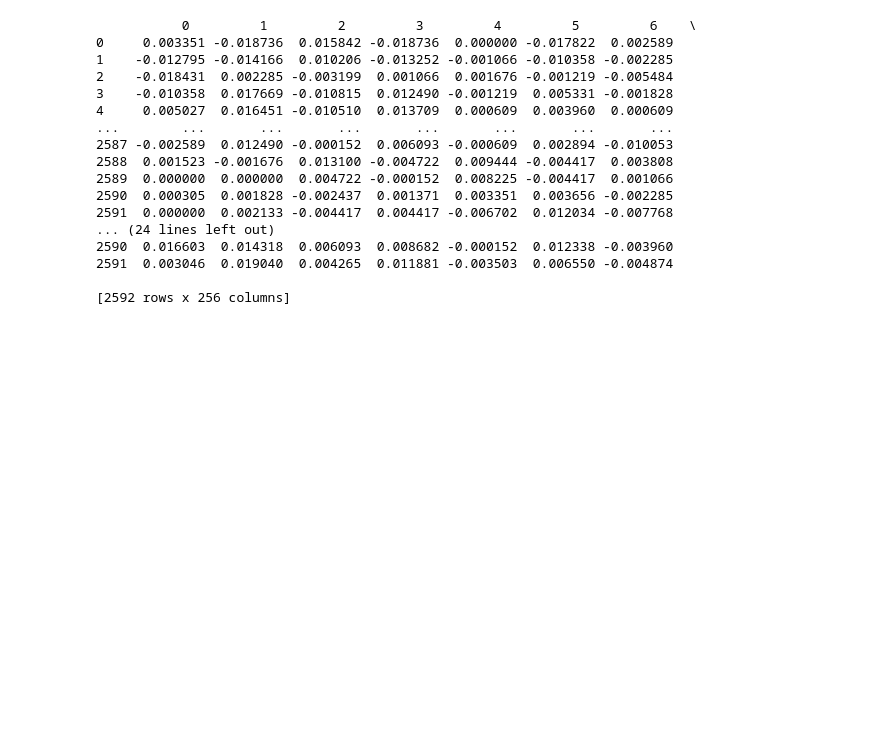
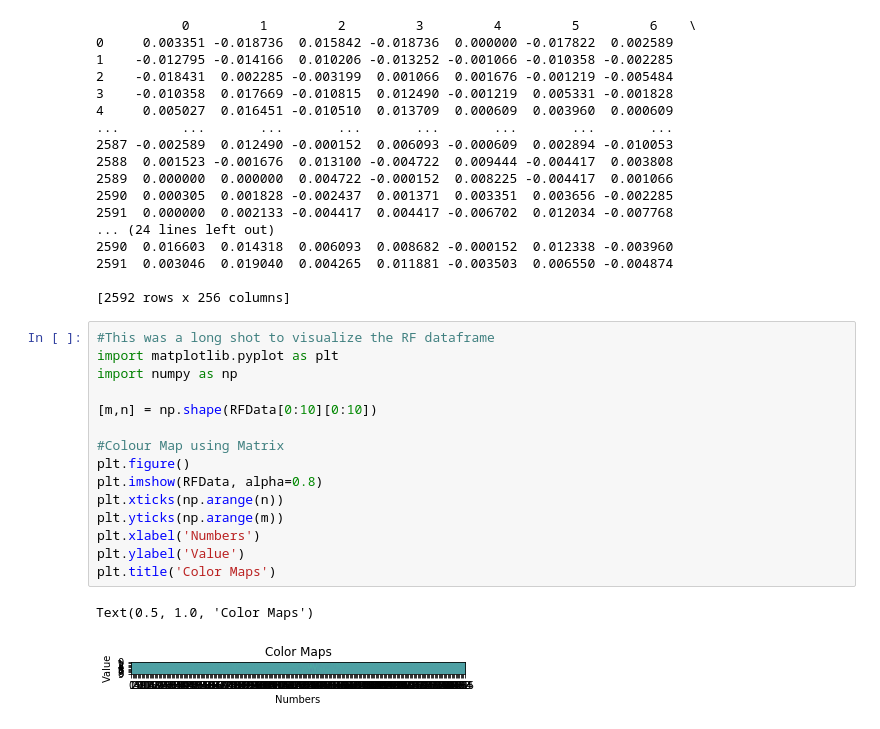
Before and after one commit to isobotka/SE4450-project-code, a Jupyter notebook: Preprocessing/PreprocessingRF.ipynb, the cells around one changed output. Saved outputs shown, nothing was run; the diff lists cells and outputs as text; blank space fills up the shorter version.

Commit message:
Added bad attempt at visualizing RF data

```diff
--- a/Preprocessing/PreprocessingRF.ipynb
+++ b/Preprocessing/PreprocessingRF.ipynb
@@ -59,3 +59,21 @@ print(df)
 2591  0.003046  0.019040  0.004265  0.011881 -0.003503  0.006550 -0.004874
 
 [2592 rows x 256 columns]
+# %%
+#This was a long shot to visualize the RF dataframe
+import matplotlib.pyplot as plt
+import numpy as np
+
+[m,n] = np.shape(RFData[0:10][0:10])
+
+#Colour Map using Matrix
+plt.figure()
+plt.imshow(RFData, alpha=0.8)
+plt.xticks(np.arange(n))
+plt.yticks(np.arange(m))
+plt.xlabel('Numbers')
+plt.ylabel('Value')
+plt.title('Color Maps')
+# %% [output]
+Text(0.5, 1.0, 'Color Maps')
+[figure, added]
```
